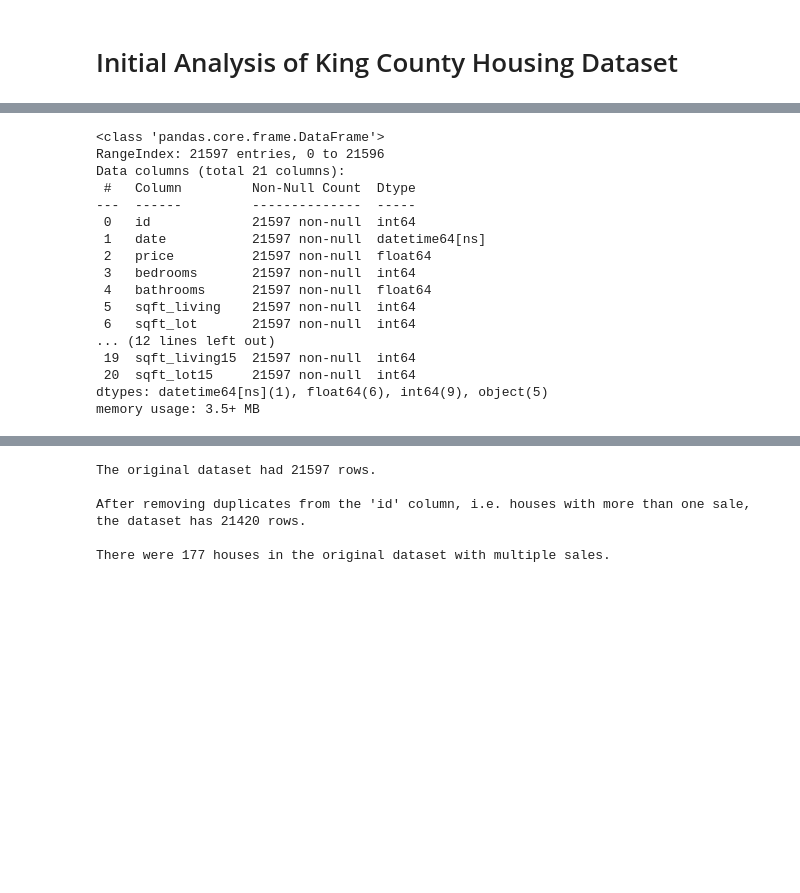
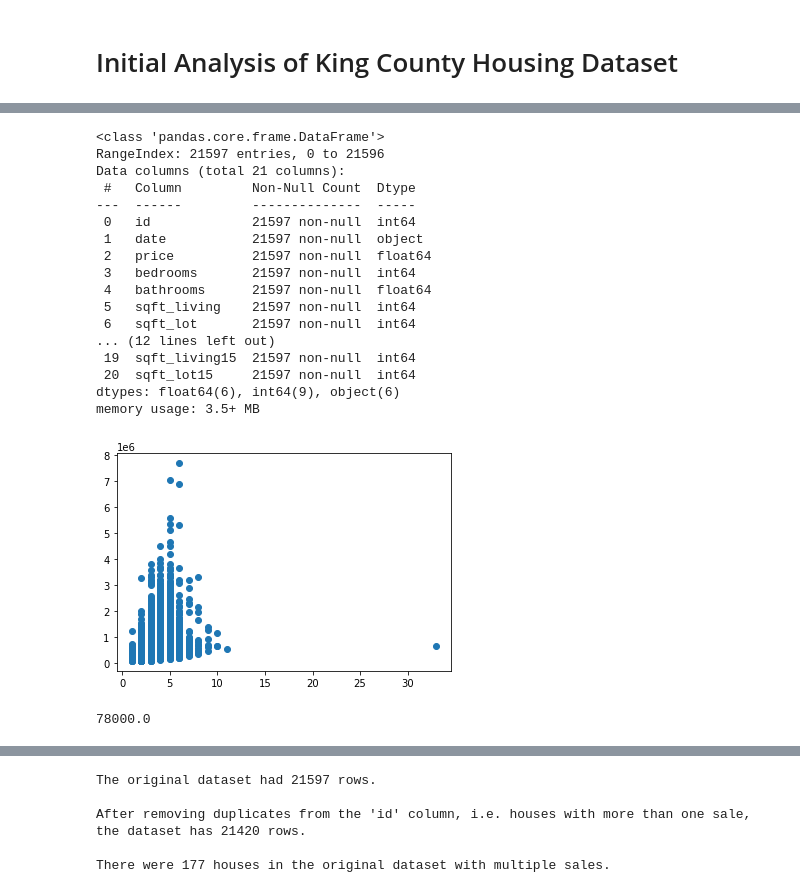
Before and after one commit to xiaohua-su/King_County_Real_Estate_Analysis, a Jupyter notebook: Workspace_Luke/Initial_EDA_Luke.ipynb, the cells around one changed output, grey strips where cells are left out. Saved outputs shown, nothing was run; the diff lists cells and outputs as text; code cells hidden in the pictures; blank space fills up the shorter version.

```diff
--- a/Workspace_Luke/Initial_EDA_Luke.ipynb
+++ b/Workspace_Luke/Initial_EDA_Luke.ipynb
@@ -29,6 +39,6 @@ pd.set_option('display.max_columns', False)
 # %%
 # Checking out the data types and null/non-null counts
-# df.info()
+df.info()
 # %% [output]
 <class 'pandas.core.frame.DataFrame'>
 RangeIndex: 21597 entries, 0 to 21596
@@ -36,7 +46,7 @@ Data columns (total 21 columns):
  #   Column         Non-Null Count  Dtype
 ---  ------         --------------  -----
  0   id             21597 non-null  int64
- 1   date           21597 non-null  datetime64[ns]
+ 1   date           21597 non-null  object
  2   price          21597 non-null  float64
  3   bedrooms       21597 non-null  int64
  4   bathrooms      21597 non-null  float64
@@ -45,13 +55,21 @@ Data columns (total 21 columns):
 ... (12 lines left out)
  19  sqft_living15  21597 non-null  int64
  20  sqft_lot15     21597 non-null  int64
-dtypes: datetime64[ns](1), float64(6), int64(9), object(5)
+dtypes: float64(6), int64(9), object(6)
 memory usage: 3.5+ MB
 # %%
 # Converting column `date` to datetime64[ns] from type string/object
 df['date'] = df['date'].astype('datetime64[ns]')
 # %%
-# plt.scatter(x = df['bedrooms'], y = df['price']);
+# Experimental basic plot to check out distribution of counts for
+# categorical variable `bedrooms`
+plt.scatter(x = df['bedrooms'], y = df['price']);
+# %% [output]
+[figure, added]
+# %%
+df.price.min()
+# %% [output]
+78000.0
 # %% [markdown]
 ## Initial thoughts
 
```
Also changed, not shown: parts of 13 cells of this notebook.
